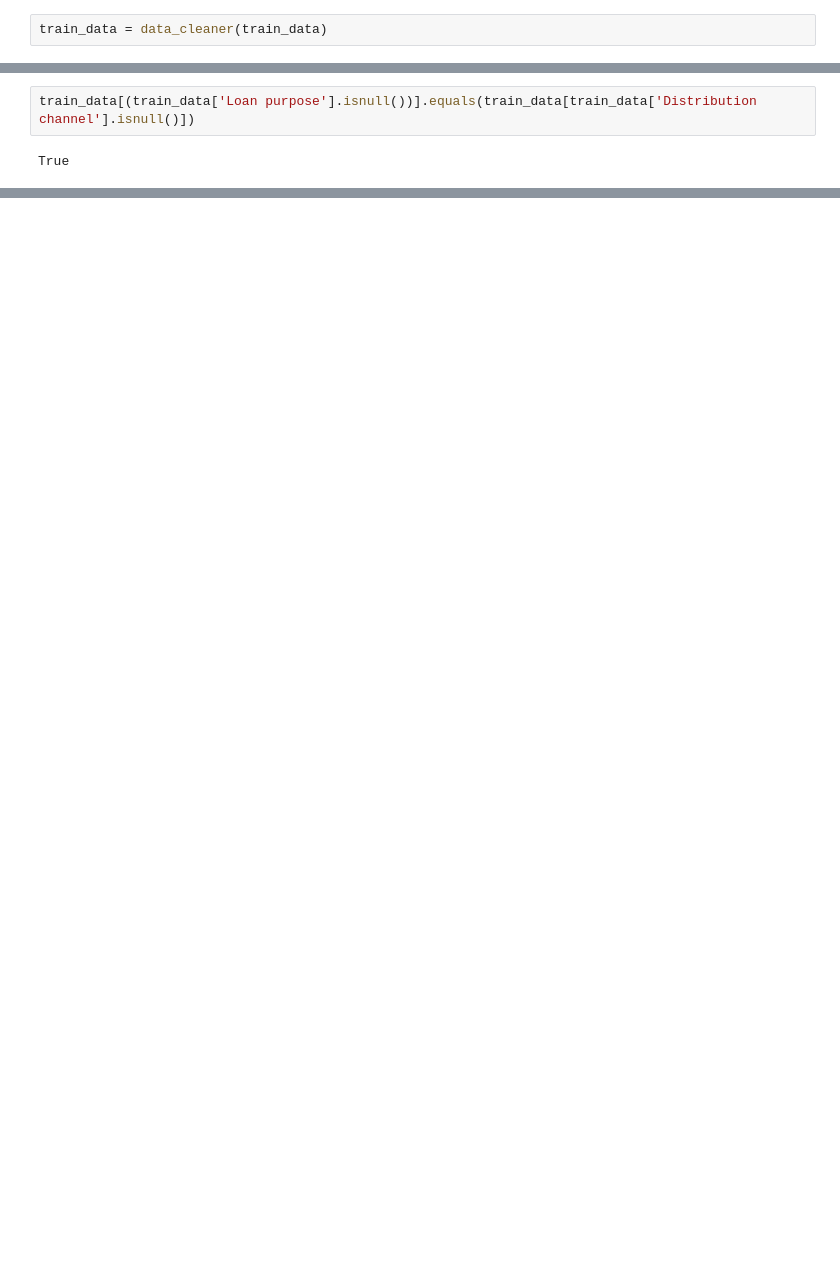
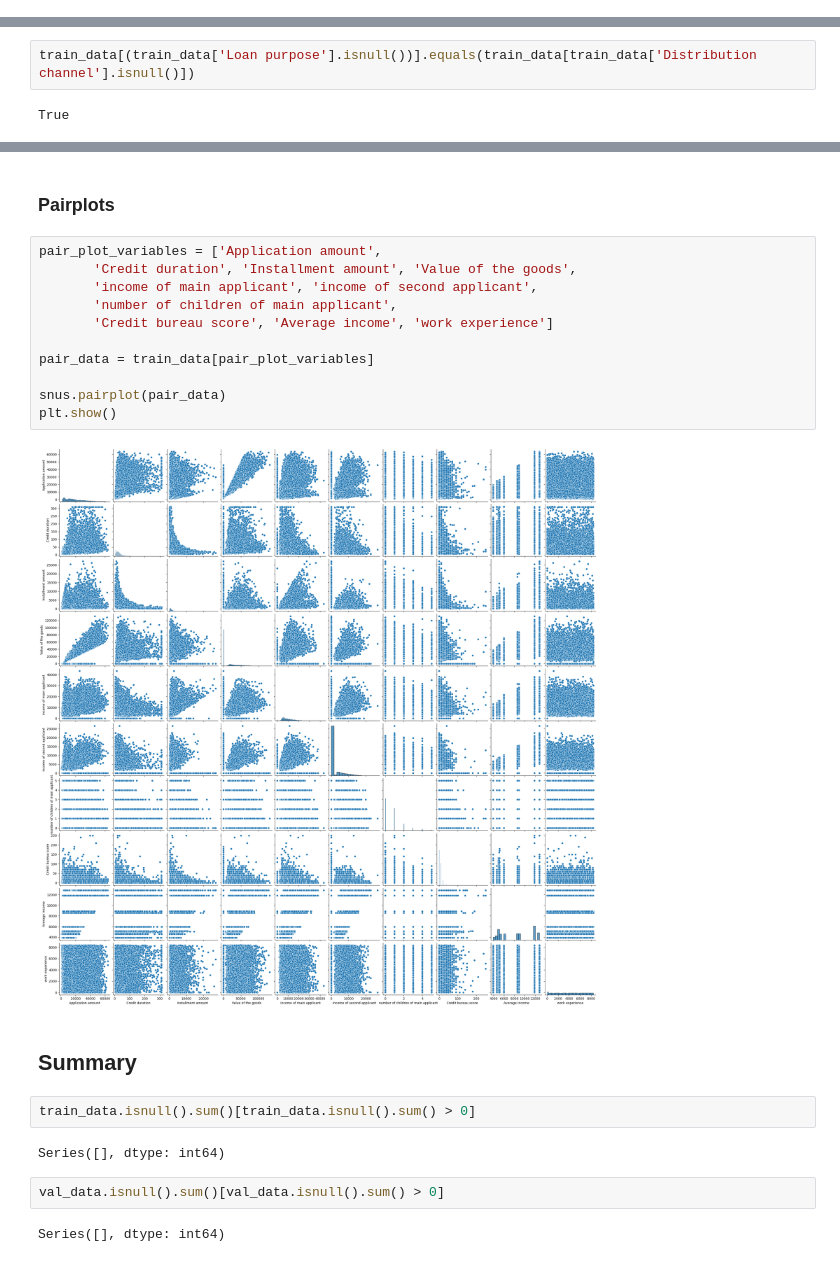
Before and after one commit to Jagodno/Pre-selection-Assignment, a Jupyter notebook: jupyter_notebooks/eda.ipynb, the cells around one changed output, grey strips where cells are left out. Drawn from its saved outputs; the diff is of its cells as text; blank space fills up the shorter version.

```diff
--- a/jupyter_notebooks/eda.ipynb
+++ b/jupyter_notebooks/eda.ipynb
@@ -26,2 +25,0 @@ val_data = get_dataFrame_withShortCols('testing_sample.csv')
-# %%
-train_data = data_cleaner(train_data)
@@ -207,0 +229,25 @@ plt.show()
+# %% [markdown]
+### Pairplots
+# %%
+pair_plot_variables = ['Application amount',
+       'Credit duration', 'Installment amount', 'Value of the goods',
+       'income of main applicant', 'income of second applicant',
+       'number of children of main applicant',
+       'Credit bureau score', 'Average income', 'work experience']
+
+pair_data = train_data[pair_plot_variables]
+
+snus.pairplot(pair_data)
+plt.show()
+# %% [output]
+[figure, added]
+# %% [markdown]
+## Summary
+# %%
+train_data.isnull().sum()[train_data.isnull().sum() > 0]
+# %% [output]
+Series([], dtype: int64)
+# %%
+val_data.isnull().sum()[val_data.isnull().sum() > 0]
+# %% [output]
+Series([], dtype: int64)
```
Also changed, not shown: parts of 26 cells of this notebook, 2 other files.
